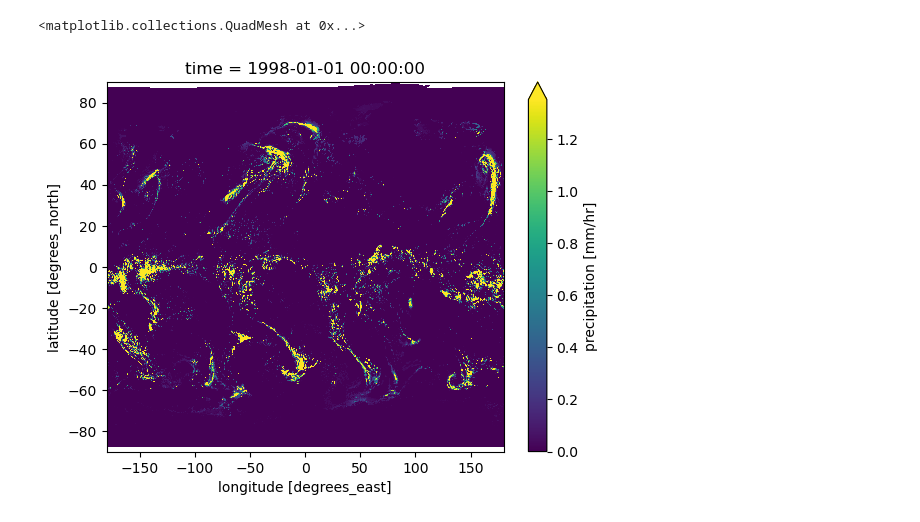
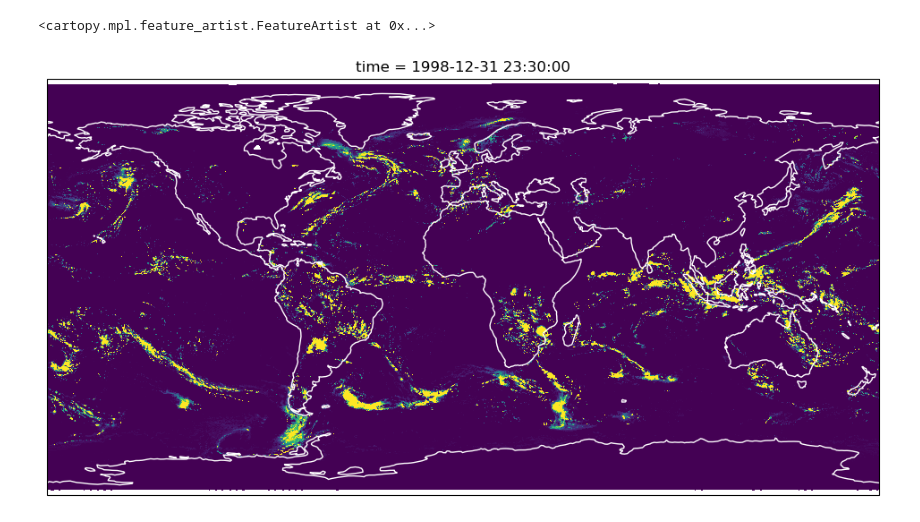
Before and after one commit to earth-mover/icechunk-nasa, a Jupyter notebook: notebooks/read_virtual.ipynb, the cells around one changed output. Cells and saved outputs as stored; diff of their text form; code cells hidden in the pictures.

```diff
--- a/notebooks/read_virtual.ipynb
+++ b/notebooks/read_virtual.ipynb
@@ -7,4 +149,4 @@ ic_store = client.get_repo("nasa-impact/GPM_3IMERGHH.07-virtual")
 # %%
-ds = xr.open_dataset(ic_store, engine="zarr", consolidated=False, zarr_format=3, decode_coords="all")
+%time ds = xr.open_dataset(store, engine="zarr", consolidated=False, zarr_format=3, decode_coords="all")
 ds
 # %% [output]
@@ -29,5 +214,11 @@ Attributes:
 # %%
-ds.precipitation[0].plot(robust=True, x="lon")
+from matplotlib import pyplot as plt
+import cartopy.crs as ccrs
+
+fix, ax = plt.subplots(figsize=(12, 8), subplot_kw=dict(projection=ccrs.PlateCarree()))
+
+ds.precipitation[-1].plot(robust=True, x="lon", ax=ax, add_colorbar=False)
+ax.coastlines(color='w')
 # %% [output]
-<matplotlib.collections.QuadMesh at 0x...>
+<cartopy.mpl.feature_artist.FeatureArtist at 0x...>
-[figure, old version]
+[figure, new version]
```
Also changed, not shown: parts of 24 cells of this notebook, 1 other file.
